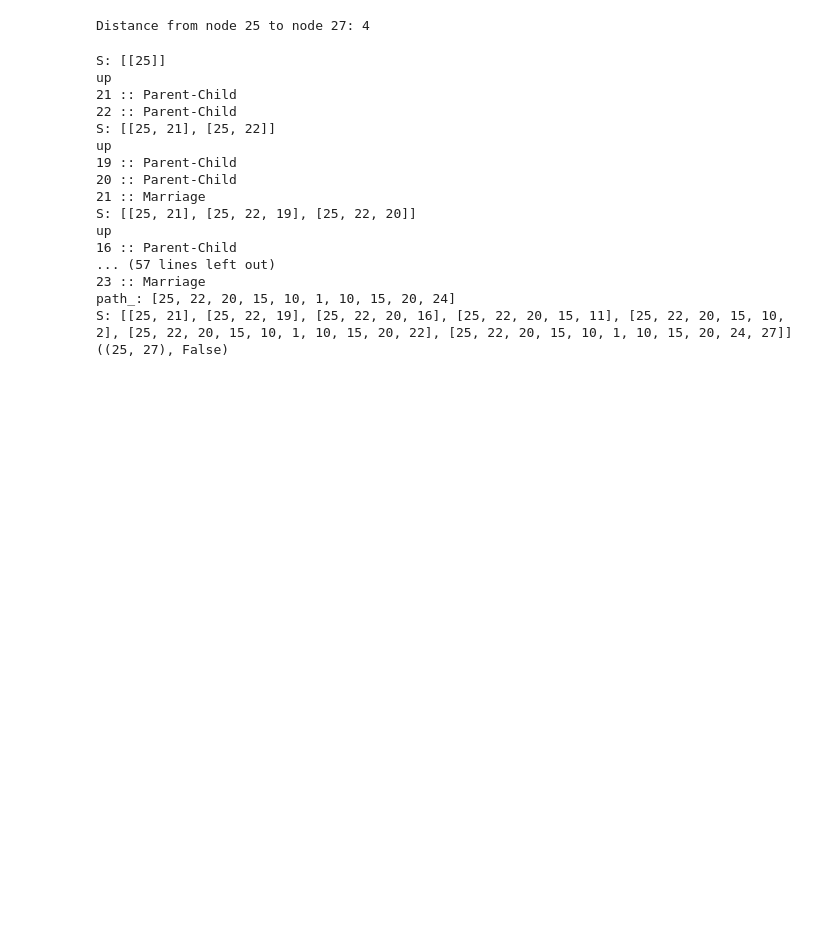
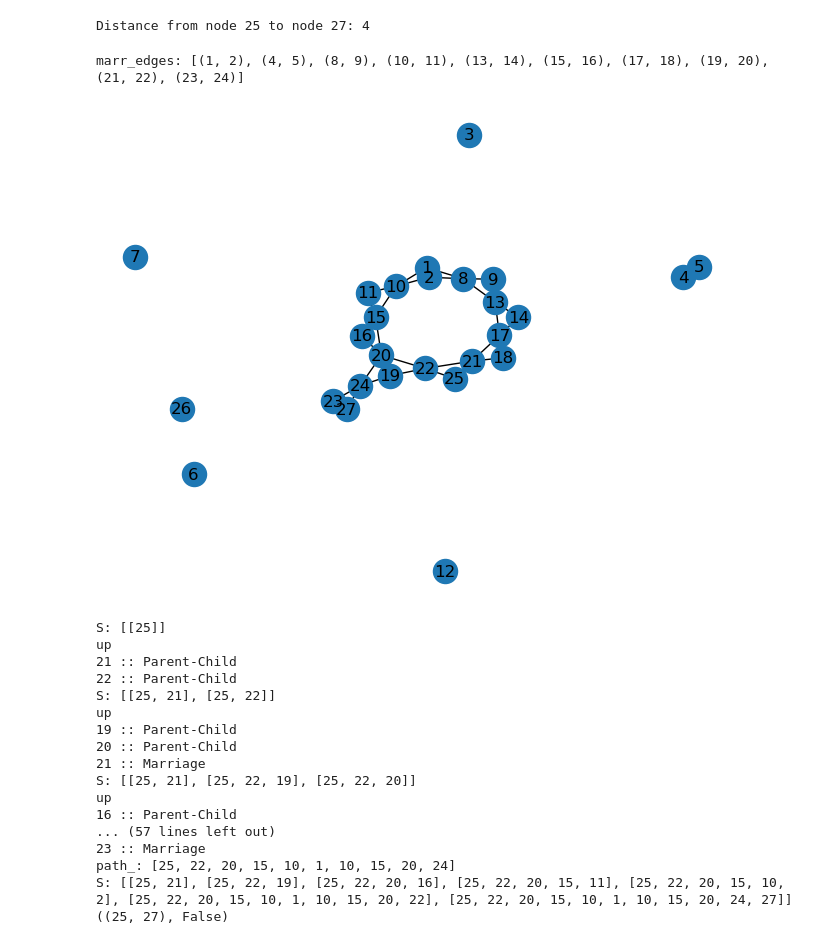
Before and after one commit to mokuda2/senioryearreflection, a Jupyter notebook: Networkx_with_find_mate.ipynb, the cells around one changed output. Drawn from its saved outputs; the diff is of its cells as text; code cells hidden in the pictures; blank space fills up the shorter version.

```diff
--- a/Networkx_with_find_mate.ipynb
+++ b/Networkx_with_find_mate.ipynb
@@ -115,6 +114,58 @@ distance = nx.shortest_path_length(G_undirected, source=source_node, target=targ
 print(f"Distance from node {source_node} to node {target_node}: {distance}")
 # %% [output]
 Distance from node 25 to node 27: 4
+# %%
+g = nx.Graph()
+# each section of code is a "generation"
+# g0
+g.add_nodes_from(list(range(1,8)))
+g.add_edges_from([(1,2), (2,1), (4,5), (5,4)], Relationship='Marriage')
+
+# g1
+g.add_nodes_from(list(range(8,13)))
+g.add_edges_from([(1,8), (1,10), (2,8), (2,10)], Relationship= 'Parent-Child')
+# new couple in g1
+g.add_edges_from([(8,9), (9,8), (10,11), (11,10)], Relationship = "Marriage")
+
+# g2
+g.add_nodes_from(list(range(13,17)))
+g.add_edges_from([(8,13), (9,13), (10,15), (11,15)], Relationship = "Parent-Child")
+# new couple in g2
+g.add_edges_from([(13,14), (14,13), (15,16), (16,15)], Relationship = "Marriage")
+
+# g3
+g.add_nodes_from(list(range(17,21)))
+g.add_edges_from([(13,17), (14,17), (15,20), (16,20)], Relationship = "Parent-Child")
+# new couple in g3
+g.add_edges_from([(17,18), (18,17), (19,20), (20,19)], Relationship = "Marriage")
+
+# g4
+g.add_nodes_from(list(range(21,25)))
+g.add_edges_from([(17,21), (18,21), (19,24), (20,24), (19,22), (20,22)], Relationship = "Parent-Child")
+# new couple in g4
+g.add_edges_from([(21,22), (22,21), (23,24), (24,23)], Relationship = "Marriage")
+
+# g5
+g.add_nodes_from(list(range(25,28)))
+g.add_edges_from([(21,25), (22,25), (23,27), (24,27)], Relationship = "Parent-Child")
+
+marr_edges = [(u, v) for u, v, d in g.edges(data=True) if d['Relationship'] == 'Marriage']
+print('marr_edges:', marr_edges)
+pc_edges = [(u, v) for u, v, d in g.edges(data=True) if d['Relationship'] == 'Parent-Child']
+
+pos = {}
+
+nx.draw_networkx_edges(g, pos, marr_edges, edge_color='r', label='union', width=edge_width, alpha=alpha / 2,
+                       ax=None, arrows=False)
+nx.draw_networkx_edges(g, pos, pc_edges, edge_color='b', label='parent-child', width=edge_width,
+                       alpha=alpha / 2, ax=None, arrows=True)
+nx.draw_networkx_nodes(g, pos, node_size=node_size, alpha=alpha, ax=None)
+
+nx.draw(g, with_labels=True)
+plt.show()
+# %% [output]
+marr_edges: [(1, 2), (4, 5), (8, 9), (10, 11), (13, 14), (15, 16), (17, 18), (19, 20), (21, 22), (23, 24)]
+[figure, added]
 # %%
 def find_mate(source_node, distance, graph, list_unions, tol, current_generation=[], previous_single=[]):
     '''
```
Also changed, not shown: parts of 1 cell of this notebook, 54 other files.
